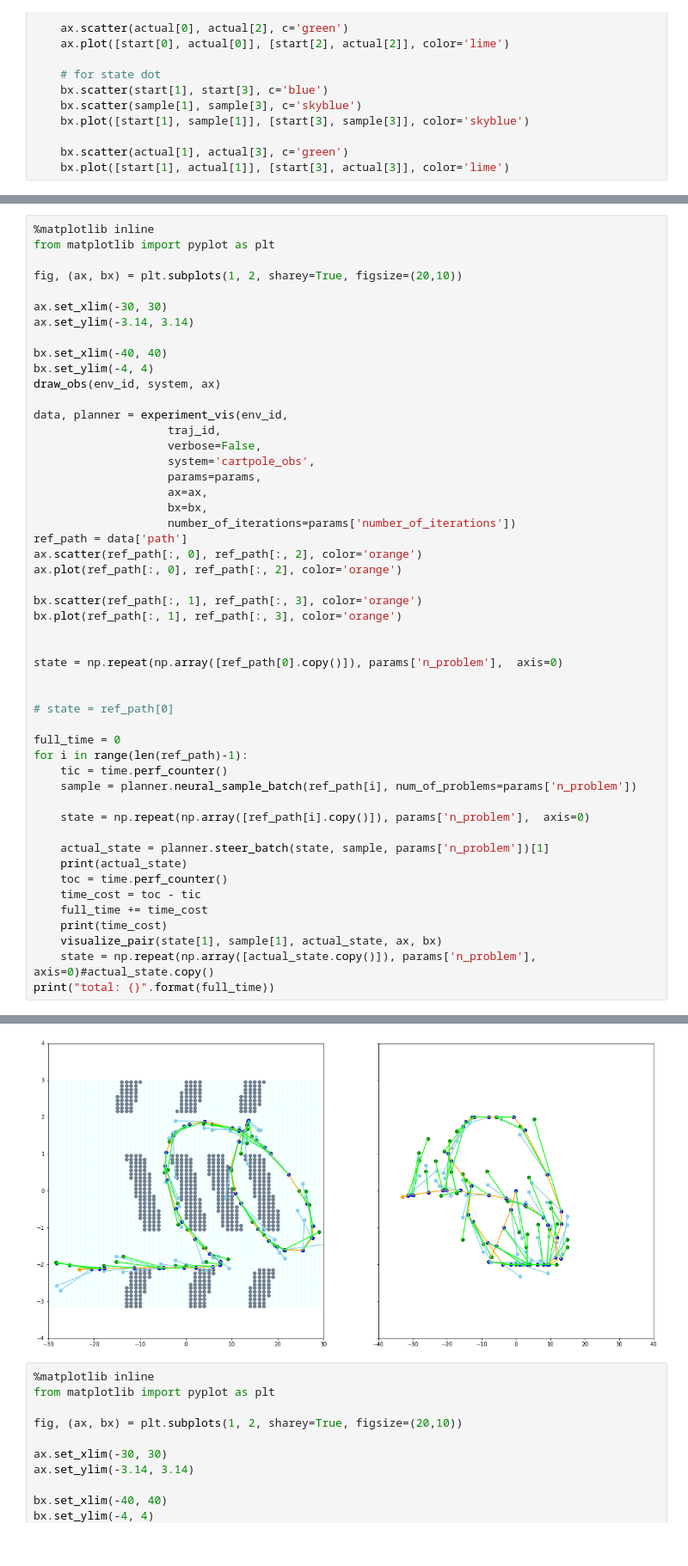
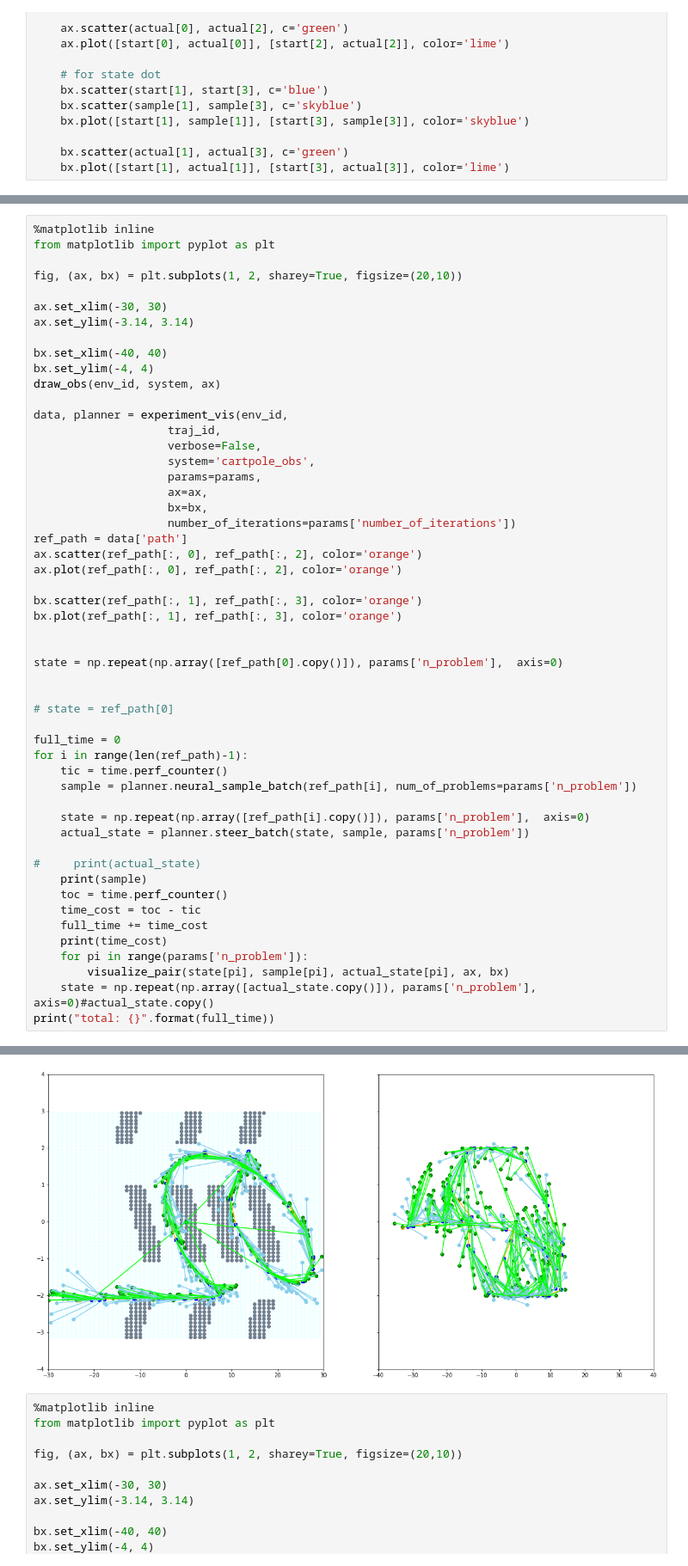
Before and after one commit to LeeLinJun/mpc-mpnet-py, a Jupyter notebook: Visualize_tracker_batch-Copy1.ipynb, the cells around one changed output, grey strips where cells are left out. Shown at 86% size. Cells and saved outputs as stored; diff of their text form.

```diff
--- a/Visualize_tracker_batch-Copy1.ipynb
+++ b/Visualize_tracker_batch-Copy1.ipynb
@@ -345,14 +345,16 @@ for i in range(len(ref_path)-1):
     sample = planner.neural_sample_batch(ref_path[i], num_of_problems=params['n_problem'])
 
     state = np.repeat(np.array([ref_path[i].copy()]), params['n_problem'],  axis=0)
+    actual_state = planner.steer_batch(state, sample, params['n_problem'])
 
-    actual_state = planner.steer_batch(state, sample, params['n_problem'])[1]
-    print(actual_state)
+#     print(actual_state)
+    print(sample)
     toc = time.perf_counter()
     time_cost = toc - tic
     full_time += time_cost
     print(time_cost)
-    visualize_pair(state[1], sample[1], actual_state, ax, bx)
+    for pi in range(params['n_problem']):
+        visualize_pair(state[pi], sample[pi], actual_state[pi], ax, bx)
     state = np.repeat(np.array([actual_state.copy()]), params['n_problem'],  axis=0)#actual_state.copy()
 print("total: {}".format(full_time))
 # %% [output]
@@ -376,4 +378,4 @@ total: 1.8893691413104534
-[figure, old version]
+[figure, new version]
 # %%
 %matplotlib inline
 from matplotlib import pyplot as plt
```
Also changed, not shown: parts of 2 cells of this notebook, 35 other files.
